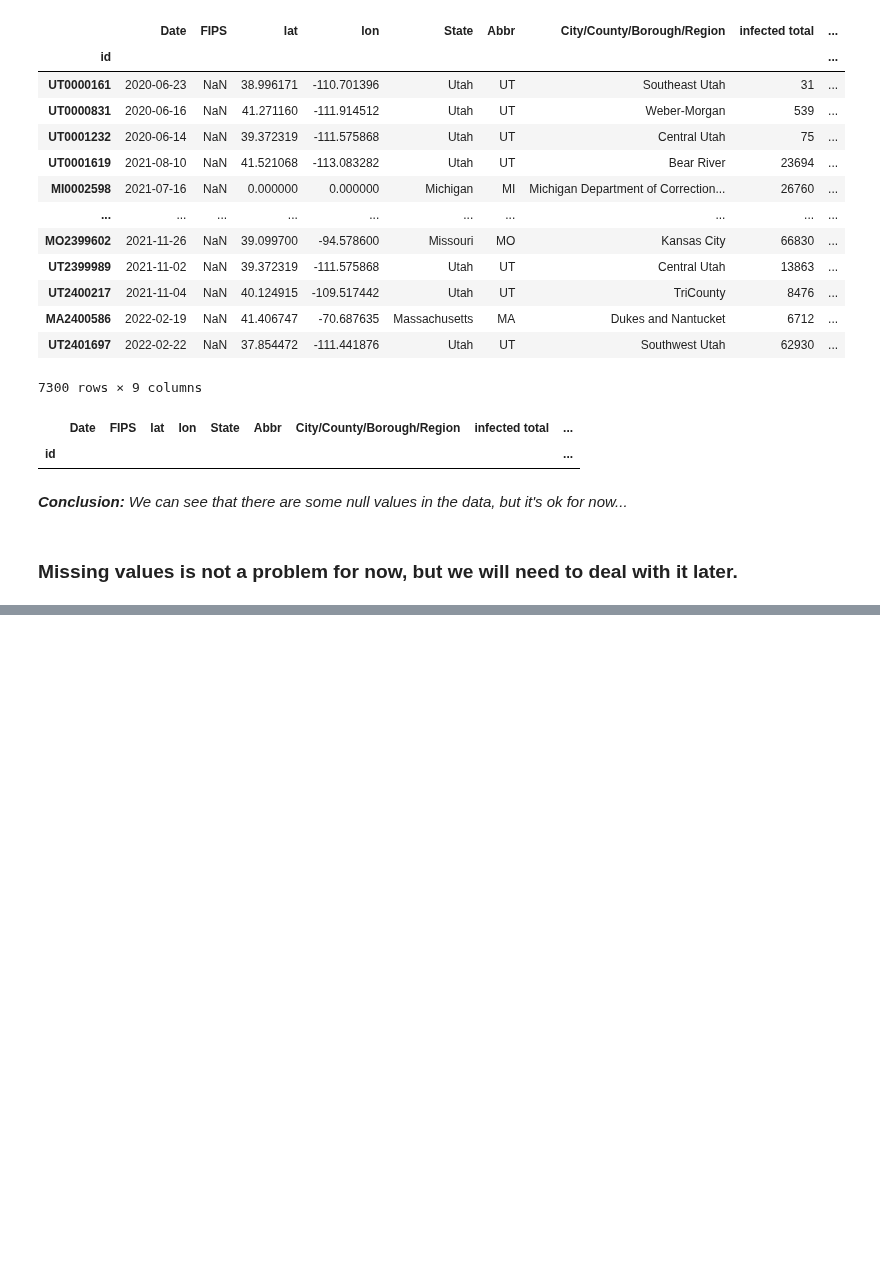
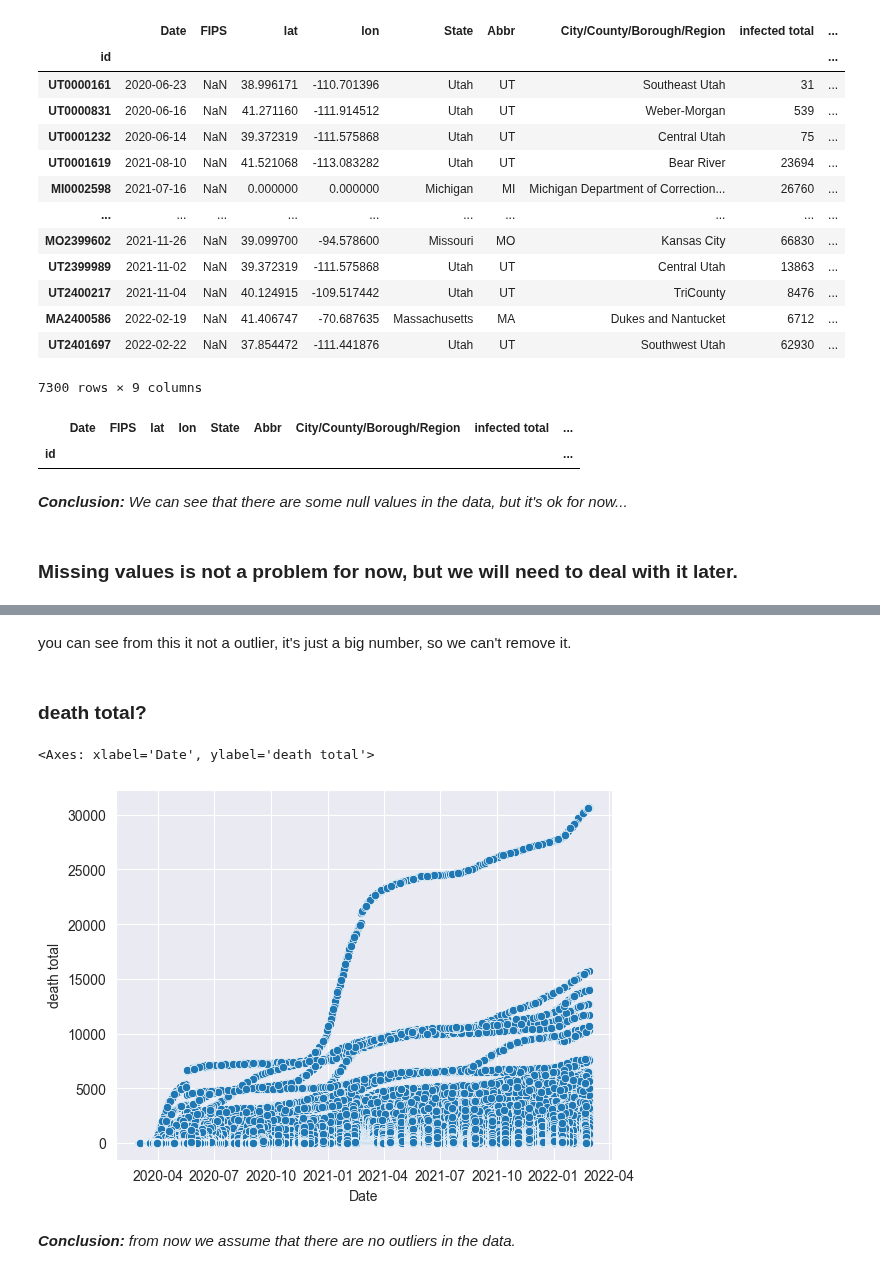
Before and after one commit to AppleBoiy/cs203-c19-analysis, a Jupyter notebook: code/B_preparation/missing_value.ipynb, the cells around one changed output, grey strips where cells are left out. Drawn from its saved outputs; the diff is of its cells as text; code cells hidden in the pictures; blank space fills up the shorter version.

```diff
--- a/code/B_preparation/missing_value.ipynb
+++ b/code/B_preparation/missing_value.ipynb
@@ -57,0 +209,11 @@ data.to_csv('../../data/clean_data.csv')
+# %% [markdown]
+you can see from this it not a outlier, it's just a big number, so we can't remove it.
+# %% [markdown]
+### death total?
+# %%
+sns.scatterplot(x='Date', y='death total', data=data)
+# %% [output]
+<Axes: xlabel='Date', ylabel='death total'>
+[figure, added]
+# %% [markdown]
+***Conclusion:*** *from now we assume that there are no outliers in the data.*
```
Also changed, not shown: parts of 26 cells of this notebook.
